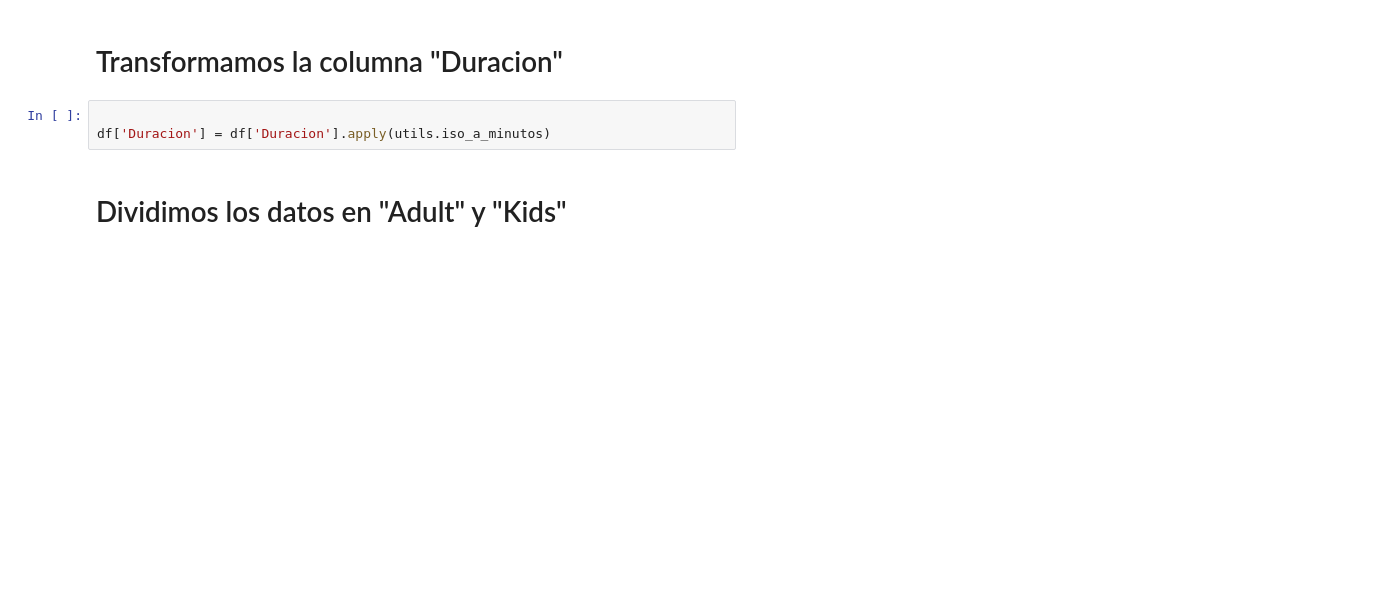
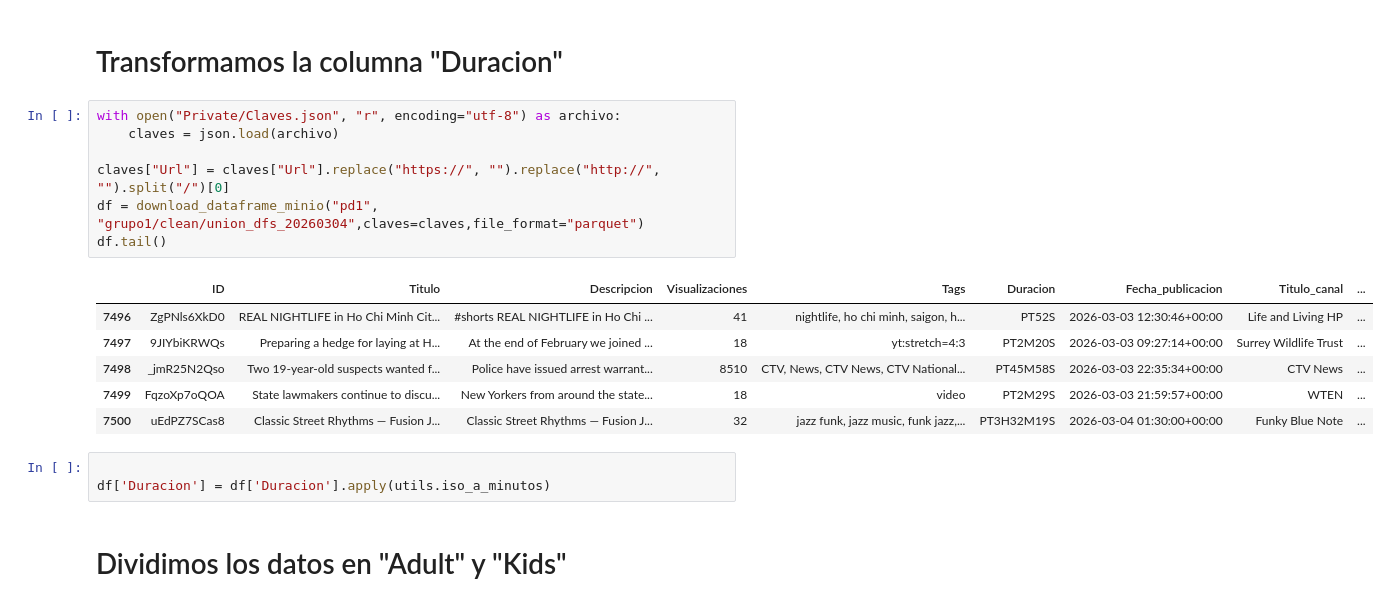
Before and after one commit to UCM-GIDIA-PD1/c2526-R1, a Jupyter notebook: src/analisis_kids.ipynb, the cells around one changed output. Saved outputs shown, nothing was run; the diff lists cells and outputs as text; blank space fills up the shorter version.

```diff
--- a/src/analisis_kids.ipynb
+++ b/src/analisis_kids.ipynb
@@ -73,5 +24,19 @@ Descargado: union_dfs_20260303
 # %% [markdown]
 # Transformamos la columna "Duracion"
+# %%
+with open("Private/Claves.json", "r", encoding="utf-8") as archivo:
+    claves = json.load(archivo)
+
+claves["Url"] = claves["Url"].replace("https://", "").replace("http://", "").split("/")[0]
+df = download_dataframe_minio("pd1", "grupo1/clean/union_dfs_20260304",claves=claves,file_format="parquet")
+df.tail()
+# %% [output]
+|  | ID | Titulo | Descripcion | Visualizaciones | Tags | Duracion | Fecha_publicacion | Titulo_canal | ... |
+| 7496 | ZgPNls6XkD0 | REAL NIGHTLIFE in Ho Chi Minh Cit... | #shorts REAL NIGHTLIFE in Ho Chi ... | 41 | nightlife, ho chi minh, saigon, h... | PT52S | 2026-03-03 12:30:46+00:00 | Life and Living HP | ... |
+| 7497 | 9JIYbiKRWQs | Preparing a hedge for laying at H... | At the end of February we joined ... | 18 | yt:stretch=4:3 | PT2M20S | 2026-03-03 09:27:14+00:00 | Surrey Wildlife Trust | ... |
+| 7498 | _jmR25N2Qso | Two 19-year-old suspects wanted f... | Police have issued arrest warrant... | 8510 | CTV, News, CTV News, CTV National... | PT45M58S | 2026-03-03 22:35:34+00:00 | CTV News | ... |
+| 7499 | FqzoXp7oQOA | State lawmakers continue to discu... | New Yorkers from around the state... | 18 | video | PT2M29S | 2026-03-03 21:59:57+00:00 | WTEN | ... |
+| 7500 | uEdPZ7SCas8 | Classic Street Rhythms — Fusion J... | Classic Street Rhythms — Fusion J... | 32 | jazz funk, jazz music, funk jazz,... | PT3H32M19S | 2026-03-04 01:30:00+00:00 | Funky Blue Note | ... |
 # %%
 
 df['Duracion'] = df['Duracion'].apply(utils.iso_a_minutos)
```
Also changed, not shown: parts of 5 cells of this notebook, 3 other files.
